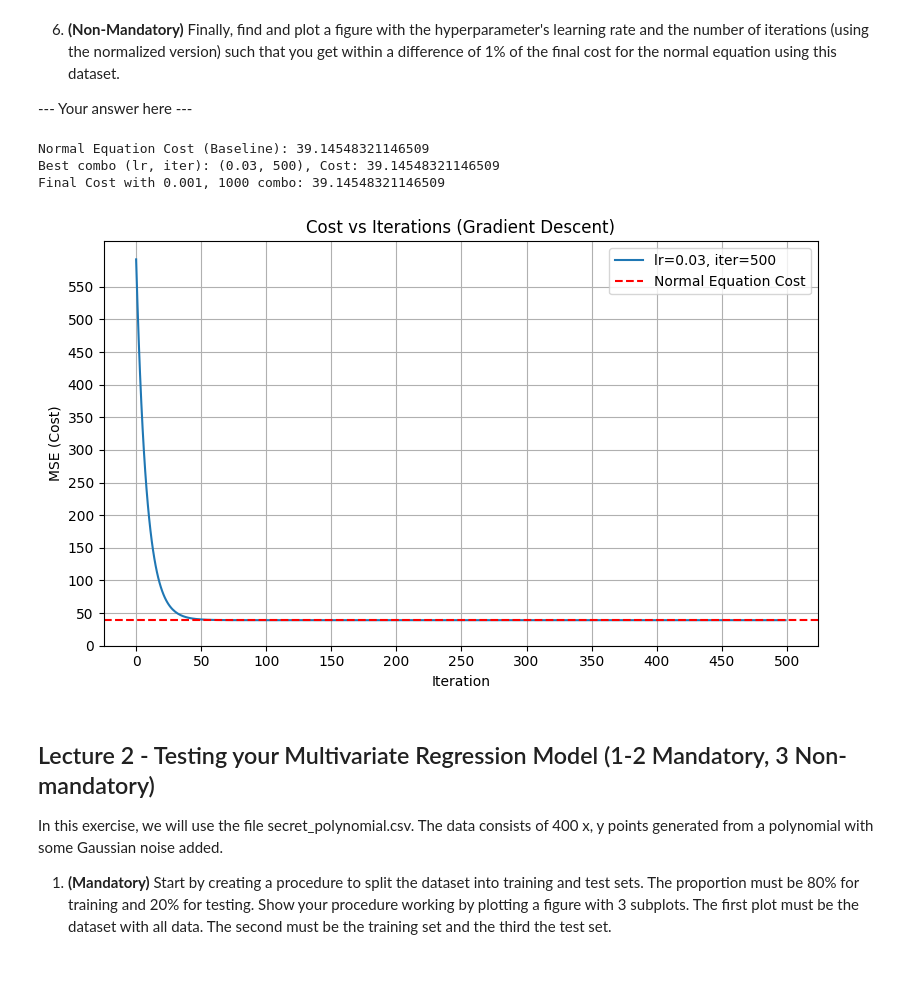
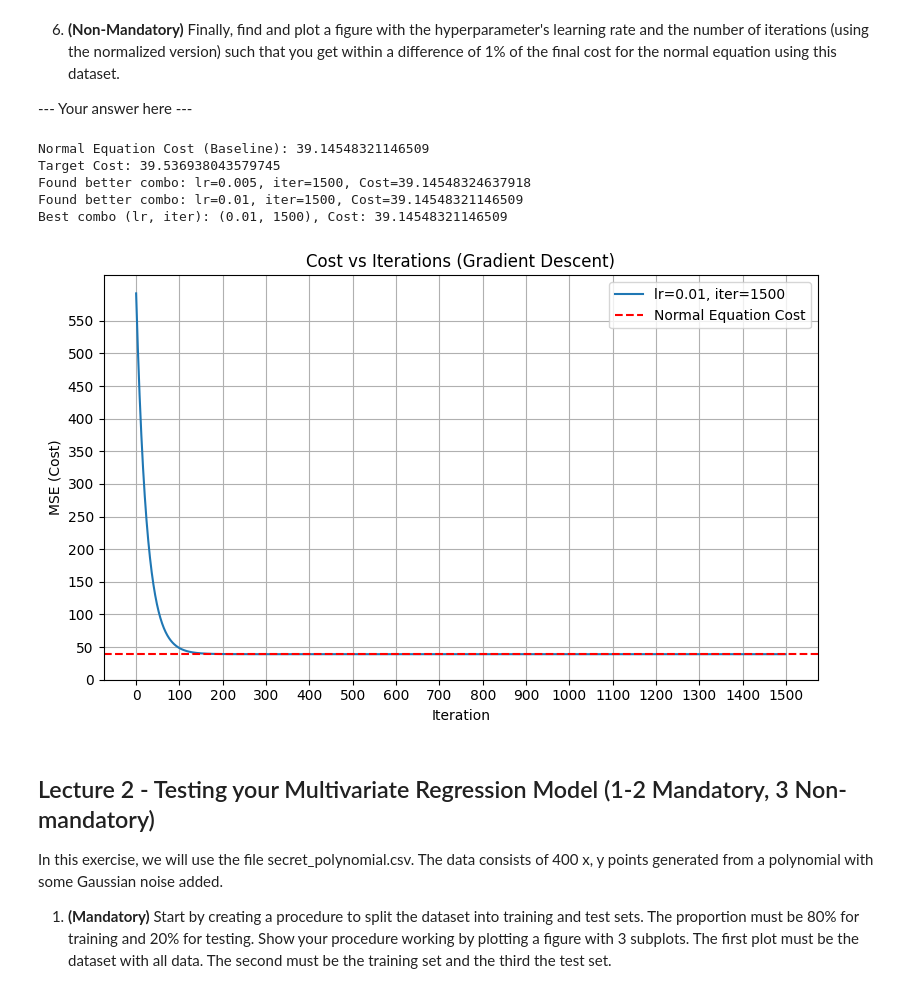
Before and after one commit to animittt/machine-learning-assignments, a Jupyter notebook: Assignment2-2025/username_A2.ipynb, the cells around one changed output. Saved outputs shown, nothing was run; the diff lists cells and outputs as text; code cells hidden in the pictures.

Commit message:
Testing the Multivariate Regression Model

```diff
--- a/Assignment2-2025/username_A2.ipynb
+++ b/Assignment2-2025/username_A2.ipynb
@@ -200,47 +200,45 @@ baseline_cost = baseline_model.evaluate(X_norm, y)
 print("Normal Equation Cost (Baseline):", baseline_cost)
 
 # Hyperparameter search
-learning_rates = [0.005, 0.01, 0.03, 0.05, 0.07, 0.1]
-iterations = [3000, 100, 200, 300, 500, 700, 1000]
+learning_rates = [0.001, 0.005, 0.01, 0.03, 0.05, 0.07, 0.1]
+iterations = [1500, 700, 1000]
 target_cost = baseline_cost * 1.01  # within 1%
-
+print("Target Cost:", target_cost)
 best_combo = None
 best_cost = float('inf')
-
 # Search for a good (lr, iter) combo
 for lr in learning_rates:
     for n_iter in iterations:
         model_gd = RegressionModelGradientDescent(degree=1, learning_rate=lr, num_iterations=n_iter)
         model_gd.fit(X_norm, y)
         final_cost = model_gd.evaluate(X_norm, y)
         if final_cost <= target_cost and final_cost < best_cost:
+            print(f"Found better combo: lr={lr}, iter={n_iter}, Cost={final_cost}")
             best_combo = (lr, n_iter)
             best_cost = final_cost
             best_history = model_gd.cost_history
 
 print(f"Best combo (lr, iter): {best_combo}, Cost: {best_cost}")
-model_gd = RegressionModelGradientDescent(degree=1, learning_rate=0.005, num_iterations=3000)
-model_gd.fit(X_norm, y)
-final_cost = model_gd.evaluate(X_norm, y)
-print("Final Cost with 0.001, 1000 combo:", final_cost)
 # Plot cost over iterations
 plt.figure(figsize=(8, 5))
 plt.plot(best_history, label=f"lr={best_combo[0]}, iter={best_combo[1]}")
 plt.axhline(y=baseline_cost, color='red', linestyle='--', label='Normal Equation Cost')
-plt.xticks(np.arange(0, len(best_history) + 1, 50))
+plt.xticks(np.arange(0, len(best_history) + 1, 100))
 plt.yticks(np.arange(0, max(best_history) + 1, 50))
 plt.title("Cost vs Iterations (Gradient Descent)")
 plt.xlabel("Iteration")
 plt.ylabel("MSE (Cost)")
 plt.legend()
 plt.grid(True)
 plt.tight_layout()
 plt.show()
 # %% [output]
 Normal Equation Cost (Baseline): 39.14548321146509
-Best combo (lr, iter): (0.03, 500), Cost: 39.14548321146509
-Final Cost with 0.001, 1000 combo: 39.14548321146509
+Target Cost: 39.536938043579745
+Found better combo: lr=0.005, iter=1500, Cost=39.14548324637918
+Found better combo: lr=0.01, iter=1500, Cost=39.14548321146509
+Best combo (lr, iter): (0.01, 1500), Cost: 39.14548321146509
-[figure, old version]
+[figure, new version]
 # %% [markdown]
 ## Lecture 2 - Testing your Multivariate Regression Model (1-2 Mandatory, 3 Non-mandatory)
 
```
Also changed, not shown: parts of 10 cells of this notebook.
